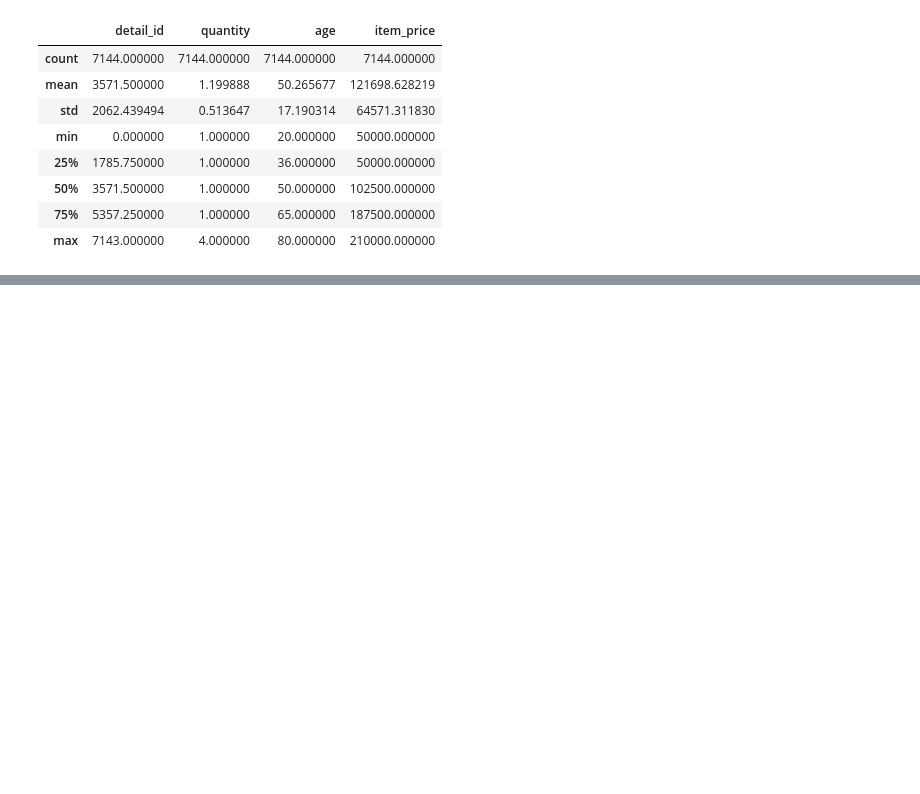
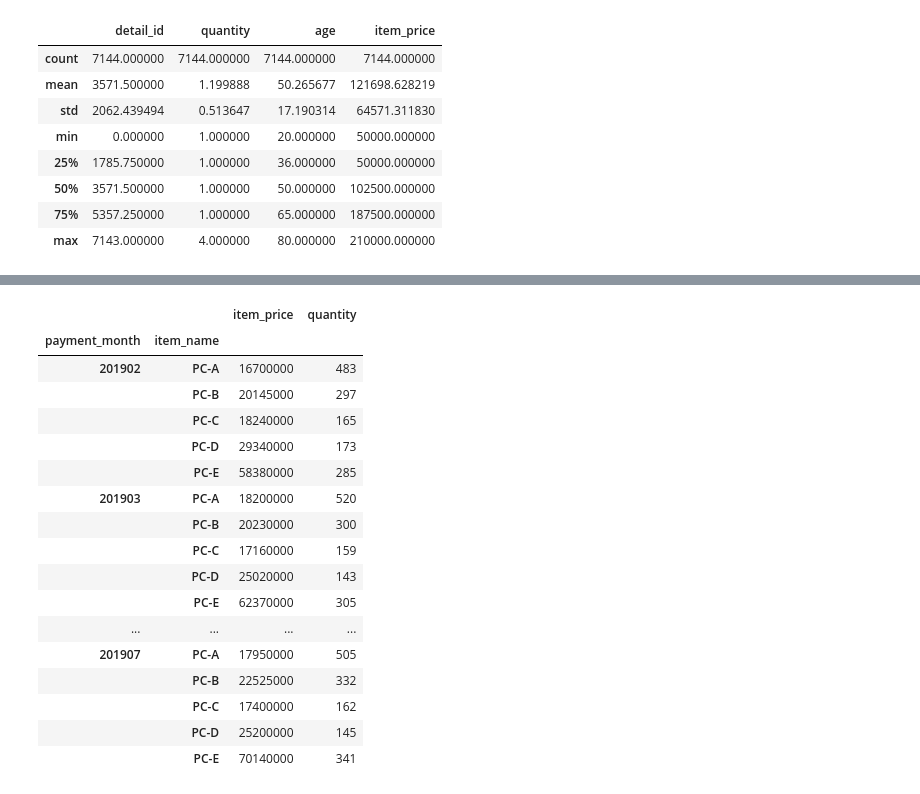
Before and after one commit to shiratsu/100_knock, a Jupyter notebook: 100_1_1.ipynb, the cells around one changed output, grey strips where cells are left out. Saved outputs shown, nothing was run; the diff lists cells and outputs as text; code cells hidden in the pictures; blank space fills up the shorter version.

```diff
--- a/100_1_1.ipynb
+++ b/100_1_1.ipynb
@@ -114,0 +157,21 @@ join_data.describe()
+# %%
+join_data.groupby(["payment_month","item_name"]).sum()[["item_price","quantity"]]
+# %% [output]
+|  |  | item_price | quantity |
+| payment_month | item_name |  |  |
+| 201902 | PC-A | 16700000 | 483 |
+|  | PC-B | 20145000 | 297 |
+|  | PC-C | 18240000 | 165 |
+|  | PC-D | 29340000 | 173 |
+|  | PC-E | 58380000 | 285 |
+| 201903 | PC-A | 18200000 | 520 |
+|  | PC-B | 20230000 | 300 |
+|  | PC-C | 17160000 | 159 |
+|  | PC-D | 25020000 | 143 |
+|  | PC-E | 62370000 | 305 |
+| ... | ... | ... | ... |
+| 201907 | PC-A | 17950000 | 505 |
+|  | PC-B | 22525000 | 332 |
+|  | PC-C | 17400000 | 162 |
+|  | PC-D | 25200000 | 145 |
+|  | PC-E | 70140000 | 341 |
```
Also changed, not shown: parts of 6 cells of this notebook.
